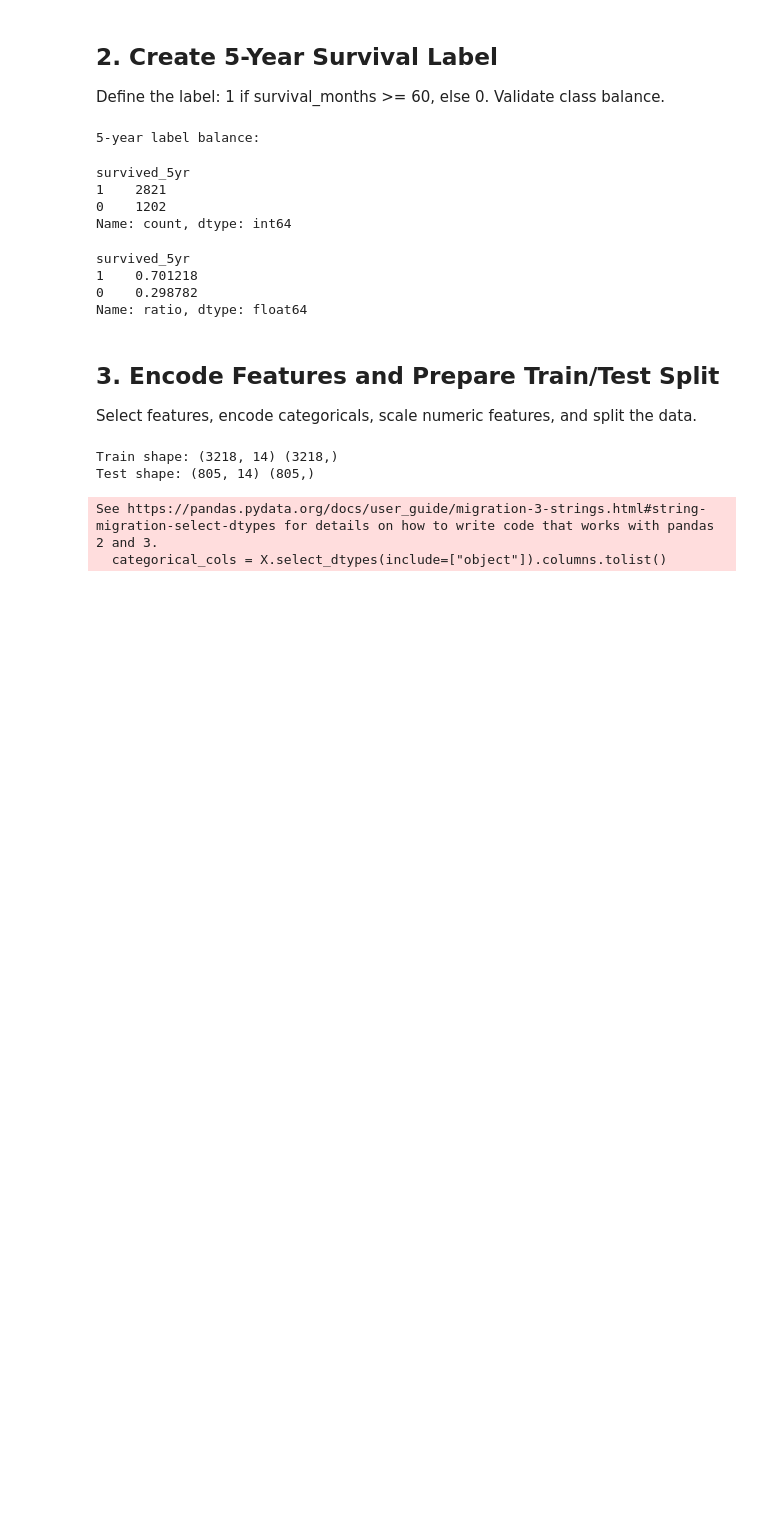
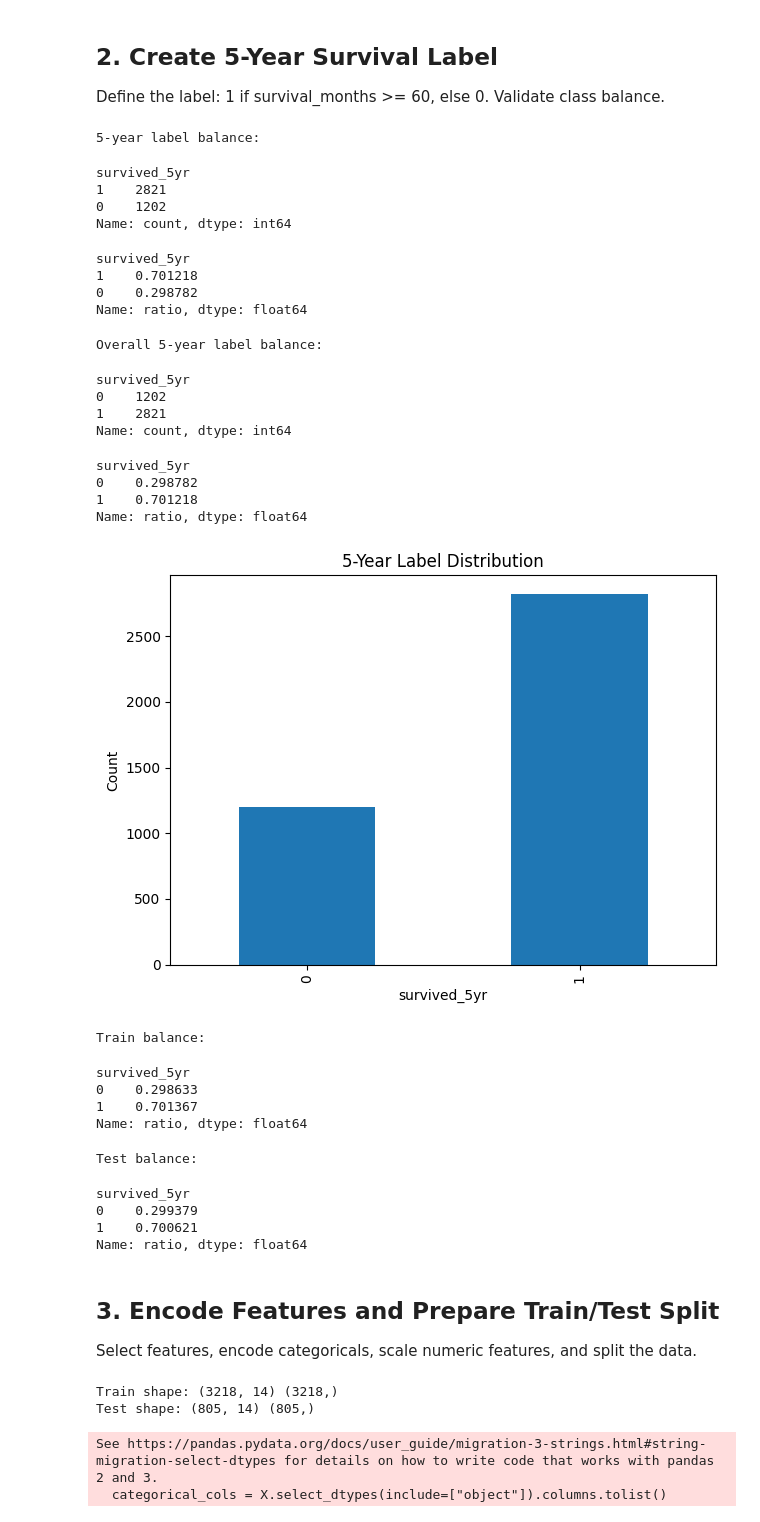
Before and after one commit to EdKo2001/ml-project, a Jupyter notebook: notebooks/06_survival_5yr_model.ipynb, the cells around one changed output. Cells and saved outputs as stored; diff of their text form; code cells hidden in the pictures; blank space fills up the shorter version.

```diff
--- a/notebooks/06_survival_5yr_model.ipynb
+++ b/notebooks/06_survival_5yr_model.ipynb
@@ -85,6 +85,47 @@ survived_5yr
 1    0.701218
 0    0.298782
 Name: ratio, dtype: float64
+# %%
+import matplotlib.pyplot as plt
+
+print("Overall 5-year label balance:")
+balance_counts = df["survived_5yr"].value_counts().sort_index()
+balance_ratio = df["survived_5yr"].value_counts(normalize=True).sort_index()
+
+display(balance_counts.rename("count"))
+display(balance_ratio.rename("ratio"))
+
+ax = balance_counts.plot(kind="bar", title="5-Year Label Distribution")
+ax.set_xlabel("survived_5yr")
+ax.set_ylabel("Count")
+plt.tight_layout()
+plt.show()
+
+print("Train balance:")
+display(y_train.value_counts(normalize=True).sort_index().rename("ratio"))
+print("Test balance:")
+display(y_test.value_counts(normalize=True).sort_index().rename("ratio"))
+# %% [output]
+Overall 5-year label balance:
+survived_5yr
+0    1202
+1    2821
+Name: count, dtype: int64
+survived_5yr
+0    0.298782
+1    0.701218
+Name: ratio, dtype: float64
+[figure, added]
+Train balance:
+survived_5yr
+0    0.298633
+1    0.701367
+Name: ratio, dtype: float64
+Test balance:
+survived_5yr
+0    0.299379
+1    0.700621
+Name: ratio, dtype: float64
 # %% [markdown]
 ## 3. Encode Features and Prepare Train/Test Split
 Select features, encode categoricals, scale numeric features, and split the data.
```
Also changed, not shown: parts of 3 cells of this notebook, 1 other file.
